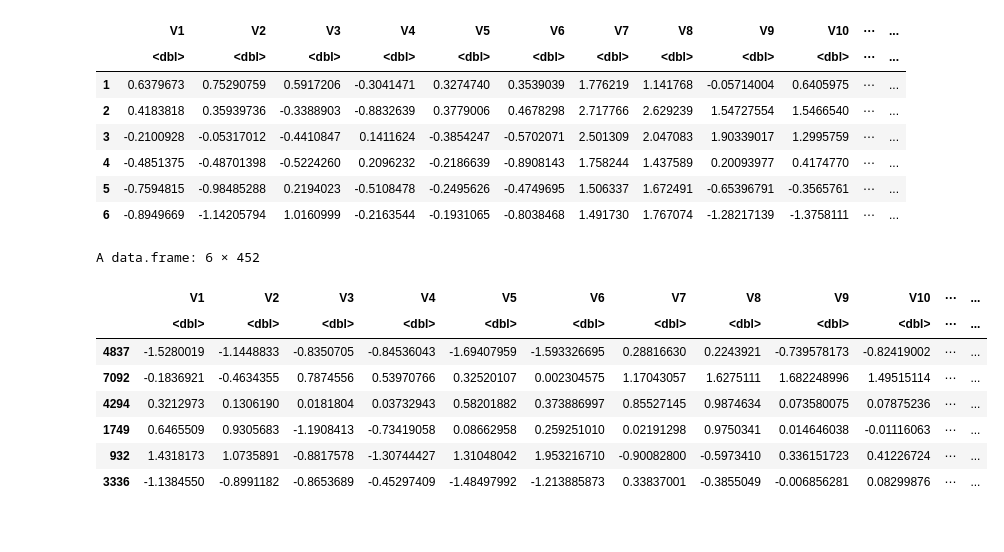
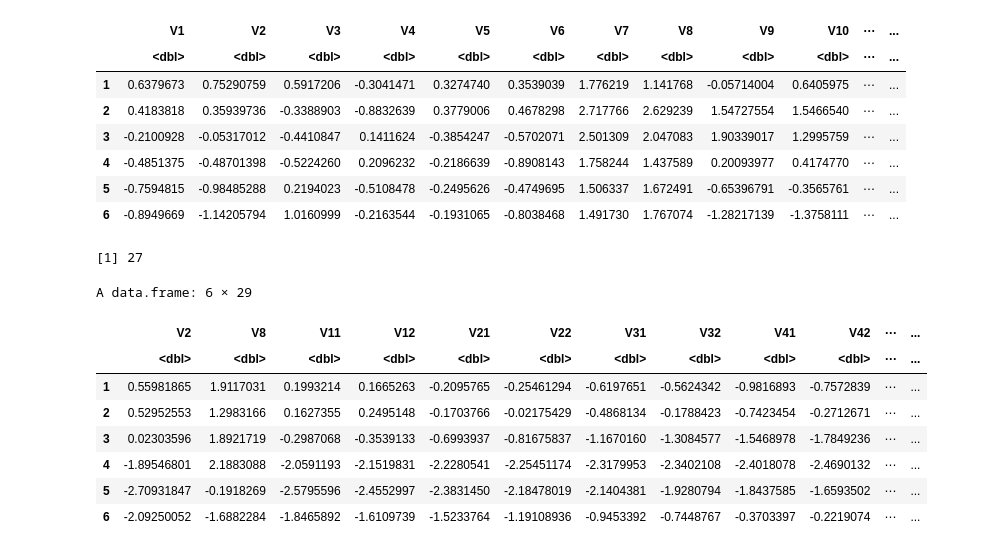
Before and after one commit to NTrevisani/DataScienceMaster, a Jupyter notebook: MachineLearning_1/Practica2/Meteo_Madrid_NicoloTrevisani.ipynb, the cells around one changed output. Saved outputs shown, nothing was run; the diff lists cells and outputs as text; code cells hidden in the pictures.

```diff
--- a/MachineLearning_1/Practica2/Meteo_Madrid_NicoloTrevisani.ipynb
+++ b/MachineLearning_1/Practica2/Meteo_Madrid_NicoloTrevisani.ipynb
@@ -68,27 +68,37 @@ A data.frame: 6 × 450
 | 4 | -0.4851375 | -0.48701398 | -0.5224260 | 0.2096232 | -0.2186639 | -0.8908143 | 1.758244 | 1.437589 | 0.20093977 | 0.4174770 | ⋯ | ... |
 | 5 | -0.7594815 | -0.98485288 | 0.2194023 | -0.5108478 | -0.2495626 | -0.4749695 | 1.506337 | 1.672491 | -0.65396791 | -0.3565761 | ⋯ | ... |
 | 6 | -0.8949669 | -1.14205794 | 1.0160999 | -0.2163544 | -0.1931065 | -0.8038468 | 1.491730 | 1.767074 | -1.28217139 | -1.3758111 | ⋯ | ... |
+# %%
+# Me quedo solo con las variables que tengas correlación con y grande
+# |corr(y,Xn)| > 0.4
+
+xTest.norm <- xTest.norm[,cor(xTrain.norm, yTrain, method = "spearman") > 0.4 | cor(xTrain.norm, yTrain, method = "spearman") < -0.4]
+xTrain.norm <- xTrain.norm[,cor(xTrain.norm, yTrain, method = "spearman") > 0.4 | cor(xTrain.norm, yTrain, method = "spearman") < -0.4]
+
+ncol(xTrain.norm)
+# %% [output]
+[1] 27
 # %%
 # Dataset de entrenamiento
-indtrain   <- sample(1:n, round(0.8*n))
-x_train    <- xTrain.norm[indtrain,]
-y_train    <- yTrain[indtrain]
-rain_train <- rain[indtrain]
+#indtrain   <- sample(1:n, round(0.8*n))
+x_train    <- xTrain.norm#[indtrain,]
+y_train    <- yTrain#[indtrain]
+rain_train <- rain#[indtrain]
 train      <- x_train
 
 # Añado las variables objetivo
 train['y'] <- y_train
 train['rain'] <- as.factor(rain_train)
 
 # Miro el dataset
 head(train)
 # %% [output]
-A data.frame: 6 × 452
+A data.frame: 6 × 29
-|  | V1 | V2 | V3 | V4 | V5 | V6 | V7 | V8 | V9 | V10 | ⋯ | ... |
+|  | V2 | V8 | V11 | V12 | V21 | V22 | V31 | V32 | V41 | V42 | ⋯ | ... |
 |  | <dbl> | <dbl> | <dbl> | <dbl> | <dbl> | <dbl> | <dbl> | <dbl> | <dbl> | <dbl> | ⋯ | ... |
-| 4837 | -1.5280019 | -1.1448833 | -0.8350705 | -0.84536043 | -1.69407959 | -1.593326695 | 0.28816630 | 0.2243921 | -0.739578173 | -0.82419002 | ⋯ | ... |
-| 7092 | -0.1836921 | -0.4634355 | 0.7874556 | 0.53970766 | 0.32520107 | 0.002304575 | 1.17043057 | 1.6275111 | 1.682248996 | 1.49515114 | ⋯ | ... |
-| 4294 | 0.3212973 | 0.1306190 | 0.0181804 | 0.03732943 | 0.58201882 | 0.373886997 | 0.85527145 | 0.9874634 | 0.073580075 | 0.07875236 | ⋯ | ... |
-| 1749 | 0.6465509 | 0.9305683 | -1.1908413 | -0.73419058 | 0.08662958 | 0.259251010 | 0.02191298 | 0.9750341 | 0.014646038 | -0.01116063 | ⋯ | ... |
-| 932 | 1.4318173 | 1.0735891 | -0.8817578 | -1.30744427 | 1.31048042 | 1.953216710 | -0.90082800 | -0.5973410 | 0.336151723 | 0.41226724 | ⋯ | ... |
-| 3336 | -1.1384550 | -0.8991182 | -0.8653689 | -0.45297409 | -1.48497992 | -1.213885873 | 0.33837001 | -0.3855049 | -0.006856281 | 0.08299876 | ⋯ | ... |
+| 1 | 0.55981865 | 1.9117031 | 0.1993214 | 0.1665263 | -0.2095765 | -0.25461294 | -0.6197651 | -0.5624342 | -0.9816893 | -0.7572839 | ⋯ | ... |
+| 2 | 0.52952553 | 1.2983166 | 0.1627355 | 0.2495148 | -0.1703766 | -0.02175429 | -0.4868134 | -0.1788423 | -0.7423454 | -0.2712671 | ⋯ | ... |
+| 3 | 0.02303596 | 1.8921719 | -0.2987068 | -0.3539133 | -0.6993937 | -0.81675837 | -1.1670160 | -1.3084577 | -1.5468978 | -1.7849236 | ⋯ | ... |
+| 4 | -1.89546801 | 2.1883088 | -2.0591193 | -2.1519831 | -2.2280541 | -2.25451174 | -2.3179953 | -2.3402108 | -2.4018078 | -2.4690132 | ⋯ | ... |
+| 5 | -2.70931847 | -0.1918269 | -2.5795596 | -2.4552997 | -2.3831450 | -2.18478019 | -2.1404381 | -1.9280794 | -1.8437585 | -1.6593502 | ⋯ | ... |
+| 6 | -2.09250052 | -1.6882284 | -1.8465892 | -1.6109739 | -1.5233764 | -1.19108936 | -0.9453392 | -0.7448767 | -0.3703397 | -0.2219074 | ⋯ | ... |
```
Also changed, not shown: parts of 8 cells of this notebook, 2 other files.
